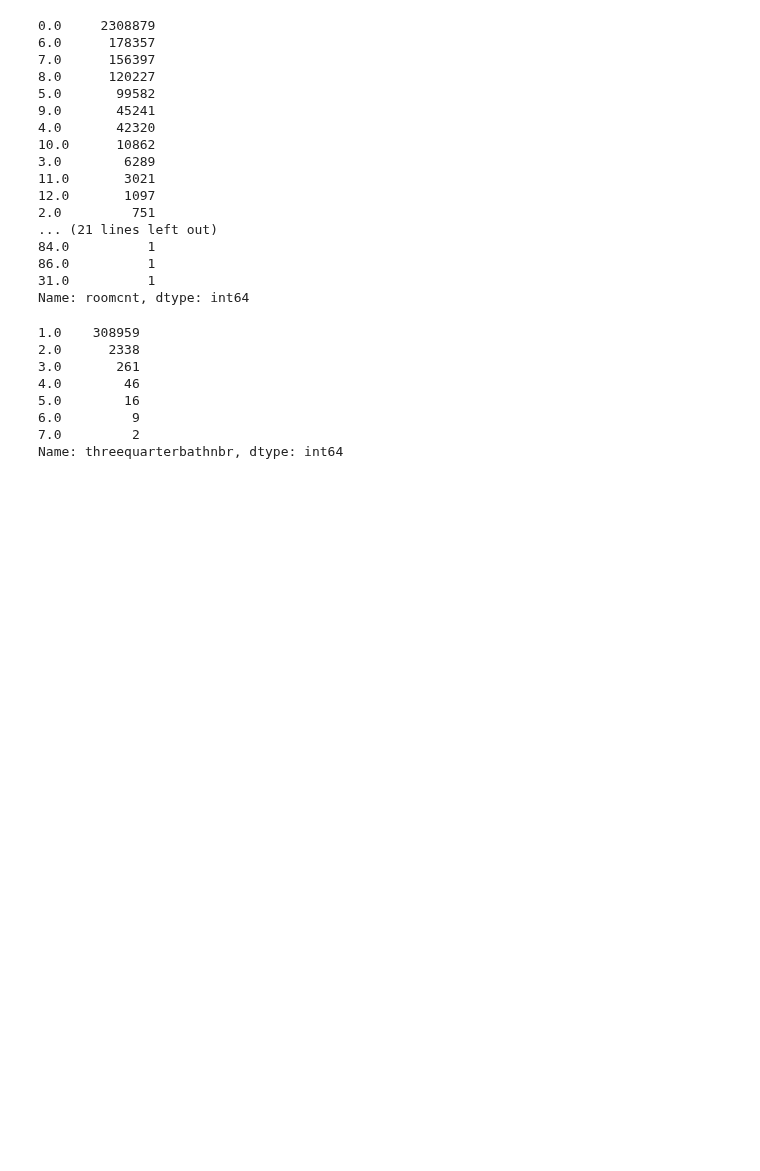
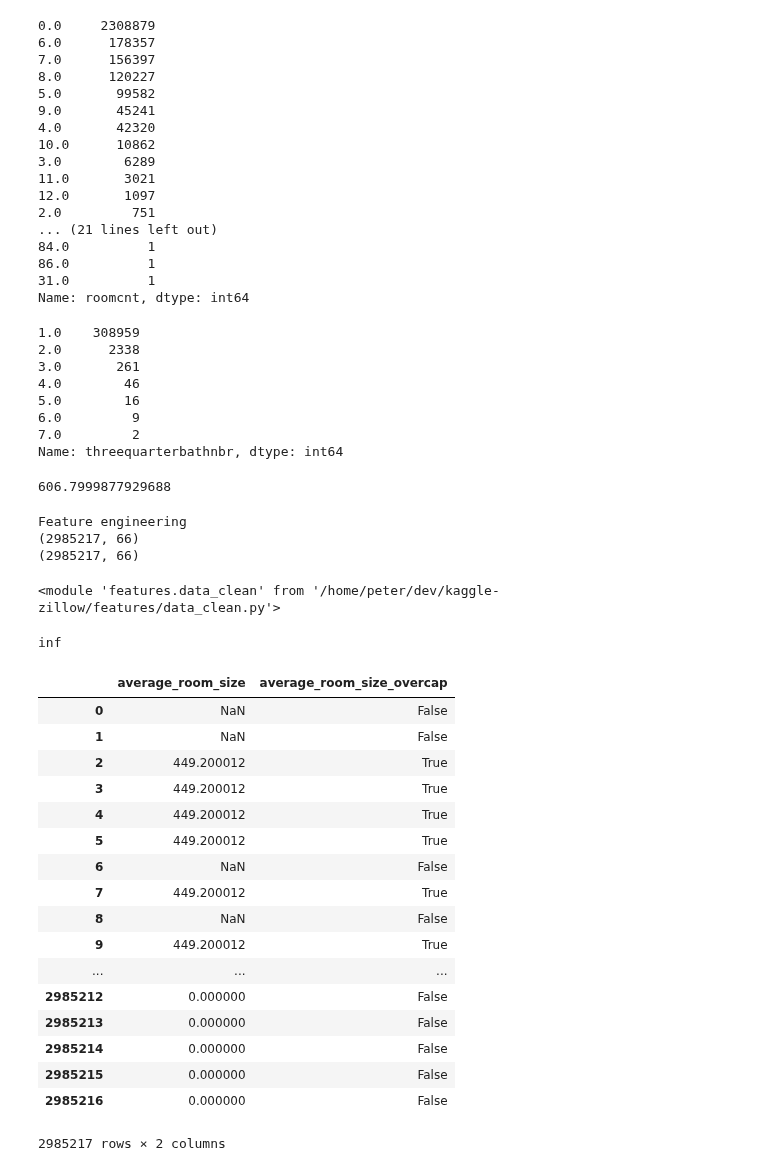
Before and after one commit to Rogue-Y/kaggle-zillow, a Jupyter notebook: notebooks/Original data cleaning.ipynb, the cells around one changed output. Drawn from its saved outputs; the diff is of its cells as text; code cells hidden in the pictures; blank space fills up the shorter version.

Commit message:
all clipper now returns a df with (clipped, [is_undercap], [is_overcap]). Optional when percentage == 0 or 1.

```diff
--- a/notebooks/Original data cleaning.ipynb
+++ b/notebooks/Original data cleaning.ipynb
@@ -531,0 +555,10 @@ Name: threequarterbathnbr, dtype: int64
+# %%
+avgrmsize[(avgrmsize!=np.inf) & avgrmsize.notnull()].quantile(0.99)
+# %% [output]
+606.7999877929688
+# %%
+f=TR.prepare_features(feature_list)
+# %% [output]
+Feature engineering
+(2985217, 66)
+(2985217, 66)
@@ -531,0 +567,29 @@ Name: threequarterbathnbr, dtype: int64
+# %%
+importlib.reload(features.data_clean)
+# %% [output]
+<module 'features.data_clean' from '/home/peter/dev/kaggle-zillow/features/data_clean.py'>
+# %%
+f['average_room_size'].quantile(0.99)
+# %% [output]
+inf
+# %%
+features.data_clean.clip_create_outlier_bool(f['average_room_size'], 'average_room_size', 0, 0.9)
+# %% [output]
+|  | average_room_size | average_room_size_overcap |
+| 0 | NaN | False |
+| 1 | NaN | False |
+| 2 | 449.200012 | True |
+| 3 | 449.200012 | True |
+| 4 | 449.200012 | True |
+| 5 | 449.200012 | True |
+| 6 | NaN | False |
+| 7 | 449.200012 | True |
+| 8 | NaN | False |
+| 9 | 449.200012 | True |
+| ... | ... | ... |
+| 2985212 | 0.000000 | False |
+| 2985213 | 0.000000 | False |
+| 2985214 | 0.000000 | False |
+| 2985215 | 0.000000 | False |
+| 2985216 | 0.000000 | False |
+2985217 rows × 2 columns
```
Also changed, not shown: parts of 7 cells of this notebook, 4 other files.
